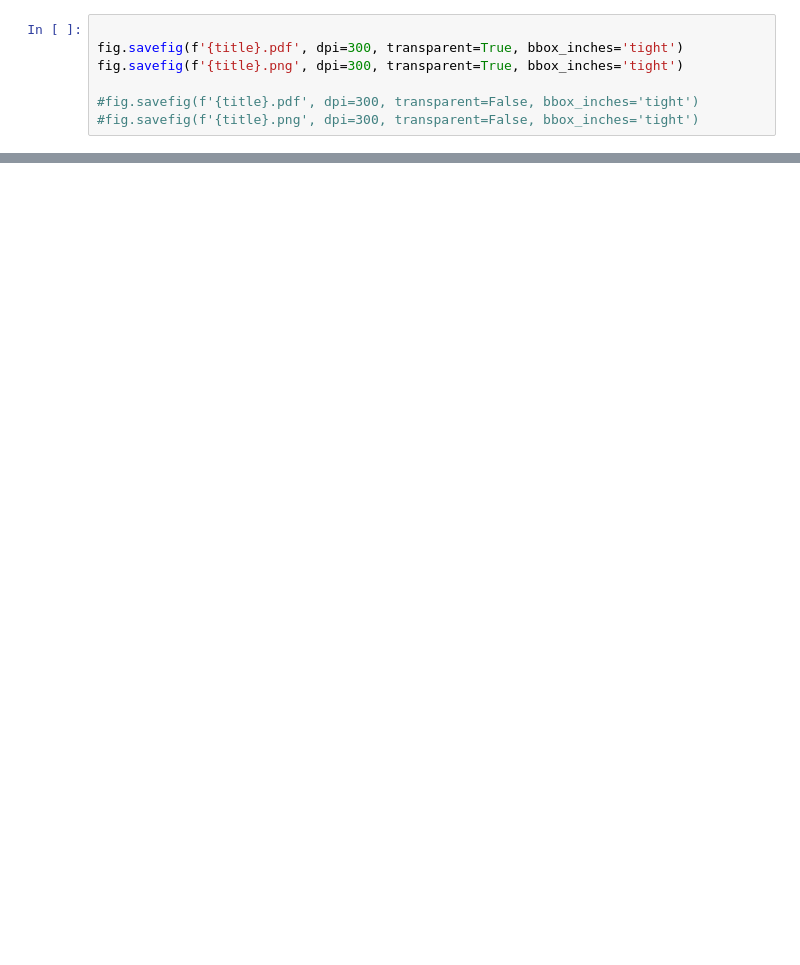
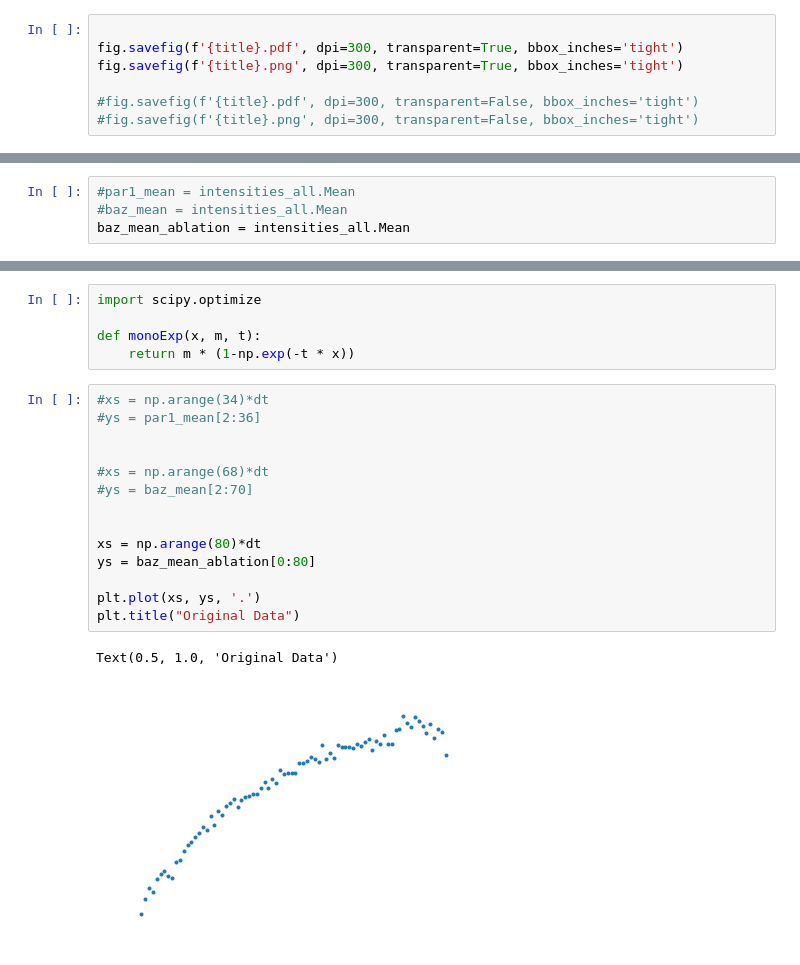
Before and after one commit to datamilas/Python-analysis, a Jupyter notebook: Ablation kinetics/ablation_kinetics_analysis.ipynb, the cells around one changed output, grey strips where cells are left out. Cells and saved outputs as stored; diff of their text form; blank space fills up the shorter version.

```diff
--- a/Ablation kinetics/ablation_kinetics_analysis.ipynb
+++ b/Ablation kinetics/ablation_kinetics_analysis.ipynb
@@ -106,0 +153,4 @@ array([ 0,  1,  2,  3,  4,  5,  6,  7,  8,  9, 10, 11, 12, 13, 14, 15, 16,
+# %%
+#par1_mean = intensities_all.Mean
+#baz_mean = intensities_all.Mean
+baz_mean_ablation = intensities_all.Mean
@@ -106,0 +166,22 @@ array([ 0,  1,  2,  3,  4,  5,  6,  7,  8,  9, 10, 11, 12, 13, 14, 15, 16,
+# %%
+import scipy.optimize
+
+def monoExp(x, m, t):
+    return m * (1-np.exp(-t * x))
+# %%
+#xs = np.arange(34)*dt
+#ys = par1_mean[2:36]
+
+
+#xs = np.arange(68)*dt
+#ys = baz_mean[2:70]
+
+
+xs = np.arange(80)*dt
+ys = baz_mean_ablation[0:80]
+
+plt.plot(xs, ys, '.')
+plt.title("Original Data")
+# %% [output]
+Text(0.5, 1.0, 'Original Data')
+[figure, added]
```
Also changed, not shown: parts of 8 cells of this notebook, 19 other files.
